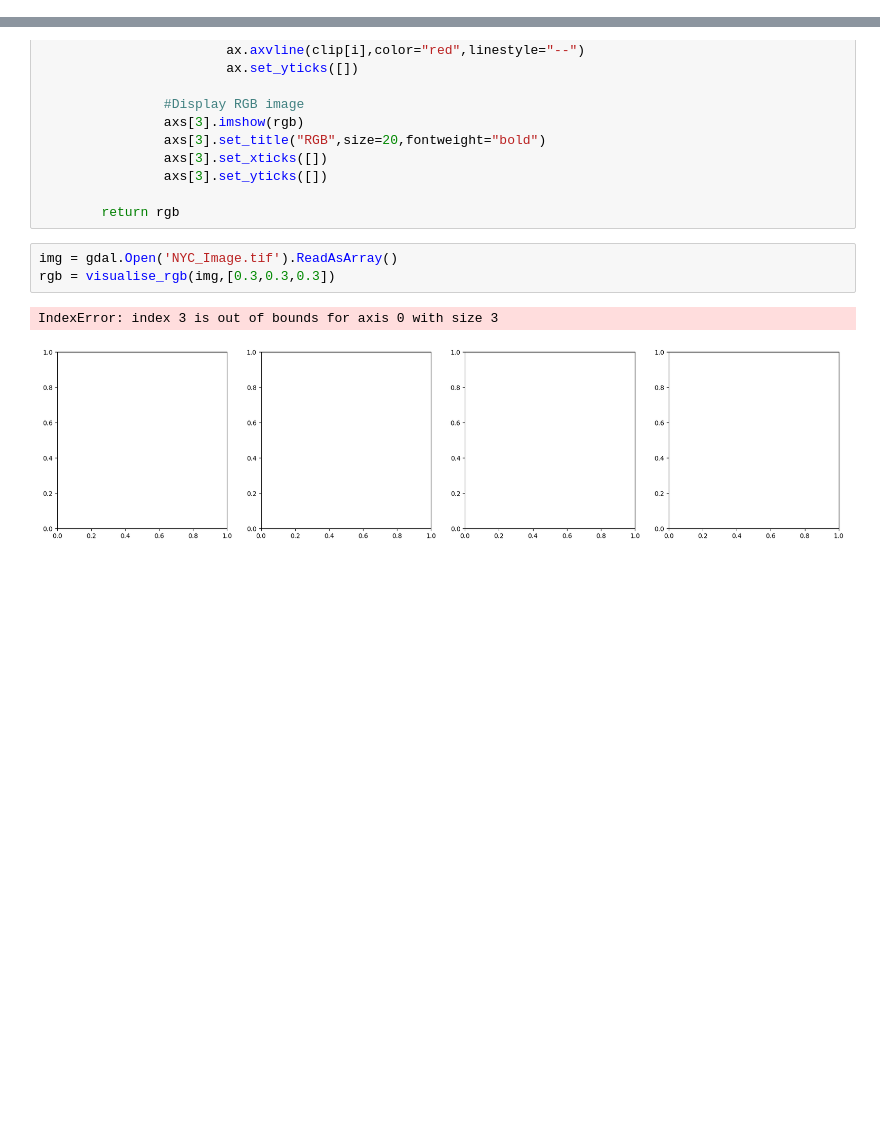
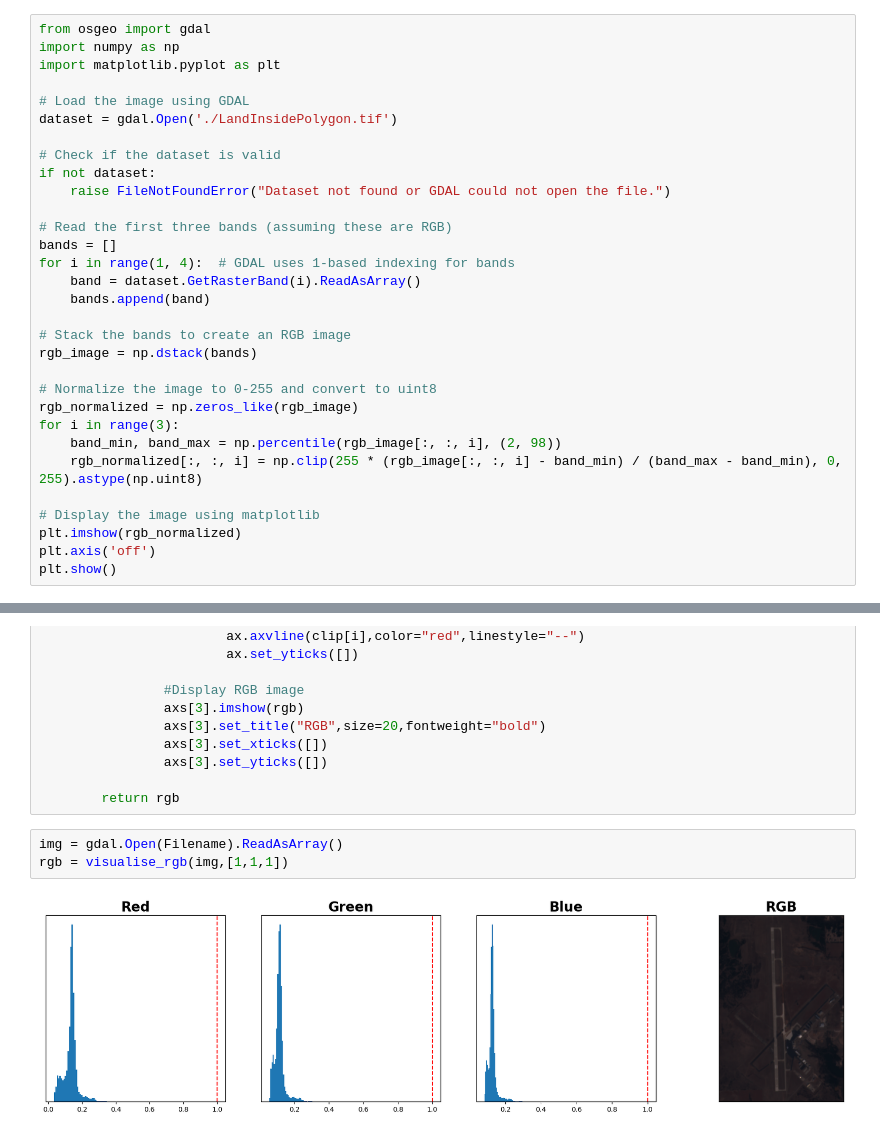
Before and after one commit to ZacBland/AFV, a Jupyter notebook: Tiff/visulizer.ipynb, the cells around one changed output, grey strips where cells are left out. Saved outputs shown, nothing was run; the diff lists cells and outputs as text; blank space fills up the shorter version.

```diff
--- a/Tiff/visulizer.ipynb
+++ b/Tiff/visulizer.ipynb
@@ -19,0 +78,31 @@ plt.imshow(rgb)
+# %%
+from osgeo import gdal
+import numpy as np
+import matplotlib.pyplot as plt
+
+# Load the image using GDAL
+dataset = gdal.Open('./LandInsidePolygon.tif')
+
+# Check if the dataset is valid
+if not dataset:
+    raise FileNotFoundError("Dataset not found or GDAL could not open the file.")
+
+# Read the first three bands (assuming these are RGB)
+bands = []
+for i in range(1, 4):  # GDAL uses 1-based indexing for bands
+    band = dataset.GetRasterBand(i).ReadAsArray()
+    bands.append(band)
+
+# Stack the bands to create an RGB image
+rgb_image = np.dstack(bands)
+
+# Normalize the image to 0-255 and convert to uint8
+rgb_normalized = np.zeros_like(rgb_image)
+for i in range(3):
+    band_min, band_max = np.percentile(rgb_image[:, :, i], (2, 98))
+    rgb_normalized[:, :, i] = np.clip(255 * (rgb_image[:, :, i] - band_min) / (band_max - band_min), 0, 255).astype(np.uint8)
+
+# Display the image using matplotlib
+plt.imshow(rgb_normalized)
+plt.axis('off')
+plt.show()
@@ -55,10 +164,9 @@ def visualise_rgb(img,clip=[0.3,0.3,0.3],display=True):
 
         return rgb
 # %%
-img = gdal.Open('NYC_Image.tif').ReadAsArray()
-rgb = visualise_rgb(img,[0.3,0.3,0.3])
+img = gdal.Open(Filename).ReadAsArray()
+rgb = visualise_rgb(img,[1,1,1])
 # %% [output]
-IndexError: index 3 is out of bounds for axis 0 with size 3
-[figure, old version]
+[figure, new version]
 # %%
 rgb_1 = visualise_rgb(img,[0.15,0.15,0.15],display=True )
```
Also changed, not shown: parts of 8 cells of this notebook, 3 other files.
